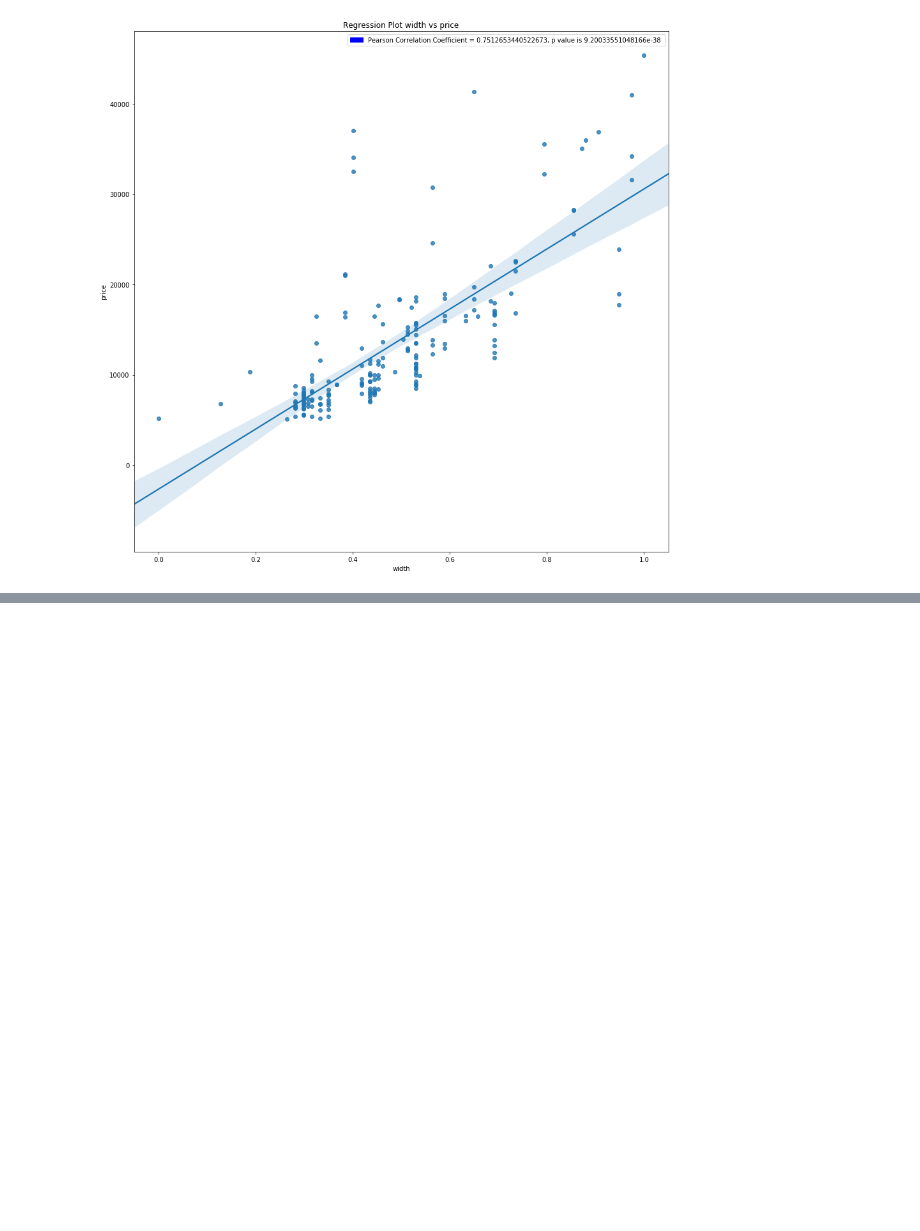
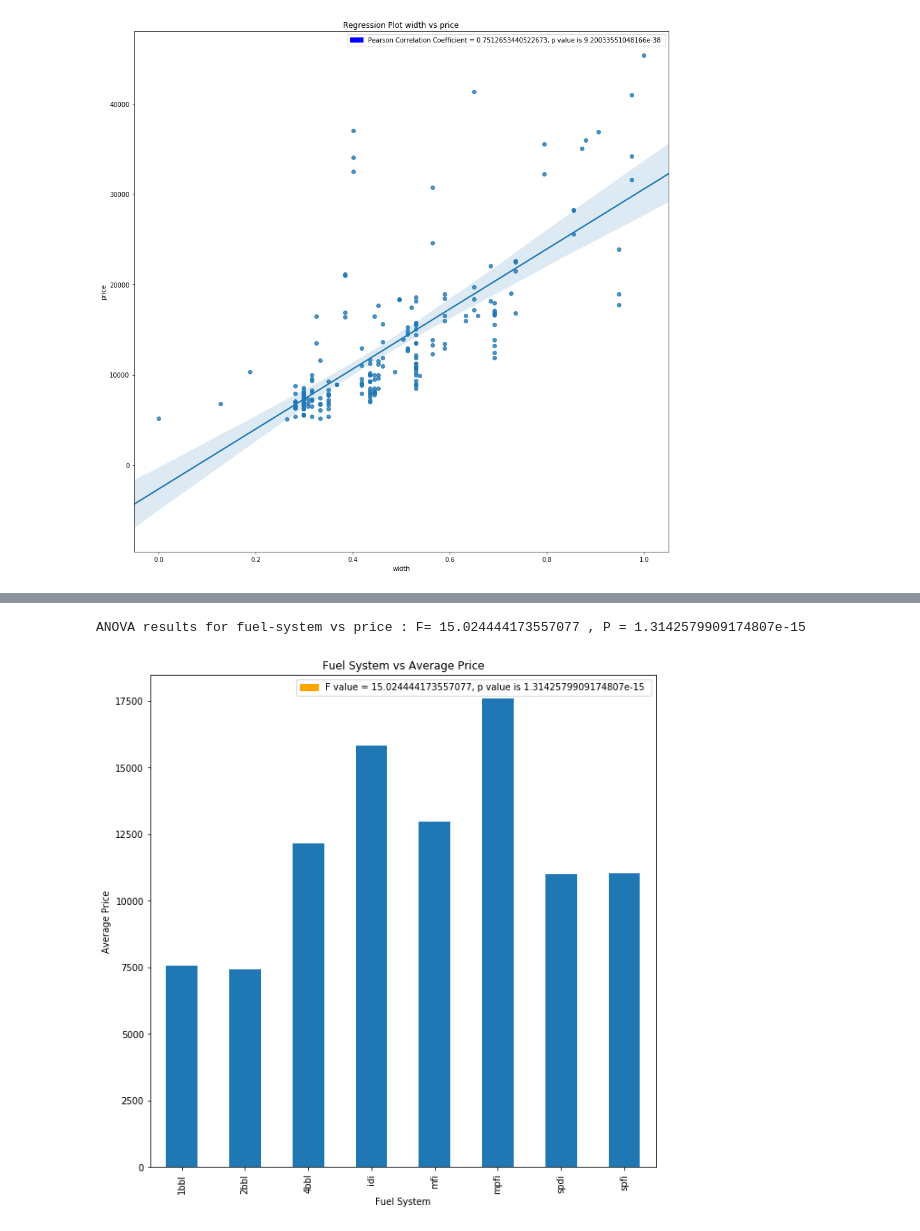
Before and after one commit to in-tandem/pandas_learning, a Jupyter notebook: data_analysis_auto_sales_history.ipynb, the cells around one changed output, grey strips where cells are left out. Drawn from its saved outputs; the diff is of its cells as text; code cells hidden in the pictures; blank space fills up the shorter version.

```diff
--- a/data_analysis_auto_sales_history.ipynb
+++ b/data_analysis_auto_sales_history.ipynb
@@ -657,0 +729,48 @@ Based on the above observations we can see that :
+# %%
+## lets draw a bar plot showing relationship between drive-wheels and avegrage price across drive wheels attribute
+from scipy.stats import f_oneway
+
+def calculateANOVA(data, xlabel, ylabel):
+
+    f_val, p_val = stats.f_oneway(*data)
+
+    print( "ANOVA results for %s vs %s : F= %s , P = %s " %(xlabel,ylabel,f_val,p_val))
+
+    return f_val,p_val
+
+
+def plotBarChartAcrossCategories(data, xlabel, ylabel, title, anova_results = None):
+
+    data.plot(kind='bar', figsize= (10,10))
+
+    plot.title(title)
+    plot.xlabel(xlabel)
+    plot.ylabel(ylabel)
+
+    if anova_results:
+
+        label = 'F value = %s, p value is %s ' %(anova_results[0], anova_results[1])
+        patch = mpatches.Patch(color='orange', label=label)
+        plot.legend(handles=[patch], loc ='best')
+
+
+def prepareANOVAData(data, indices):
+    anova_data = []
+
+    for item in indices:
+        anova_data.append(data.get_group(item)['price'])
+
+    return anova_data
+# %%
+grouped_by_fuel_system =  data[['fuel-system','price']].groupby(['fuel-system'], as_index = False)
+mean_price_grouped_by_fuel_system = grouped_by_fuel_system.mean()
+mean_price_grouped_by_fuel_system.set_index('fuel-system', inplace= True)
+indices = list(mean_price_grouped_by_fuel_system.index)
+
+
+anova_results = calculateANOVA(data = prepareANOVAData(grouped_by_fuel_system, indices), xlabel='fuel-system', ylabel='price')
+plotBarChartAcrossCategories(mean_price_grouped_by_fuel_system, xlabel = 'Fuel System', \
+                                 ylabel = 'Average Price', title = 'Fuel System vs Average Price', anova_results = anova_results)
+# %% [output]
+ANOVA results for fuel-system vs price : F= 15.024444173557077 , P = 1.3142579909174807e-15
+[figure, added]
```
Also changed, not shown: parts of 18 cells of this notebook.
